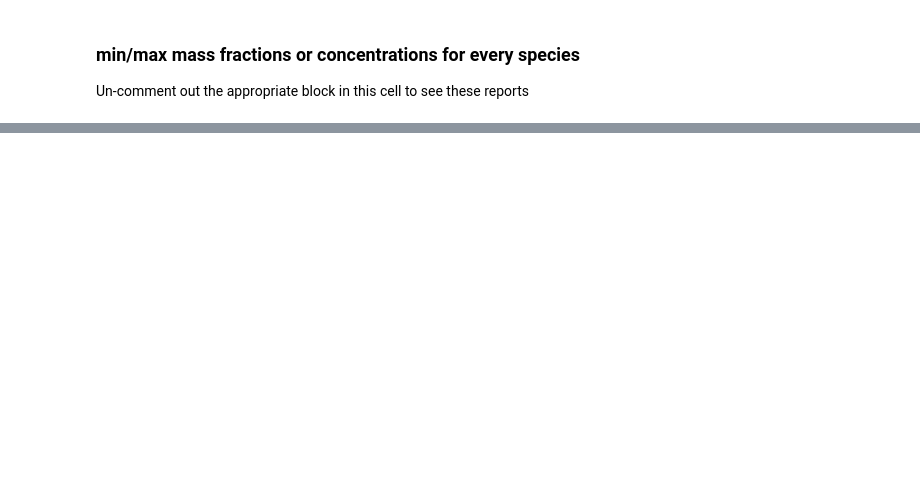
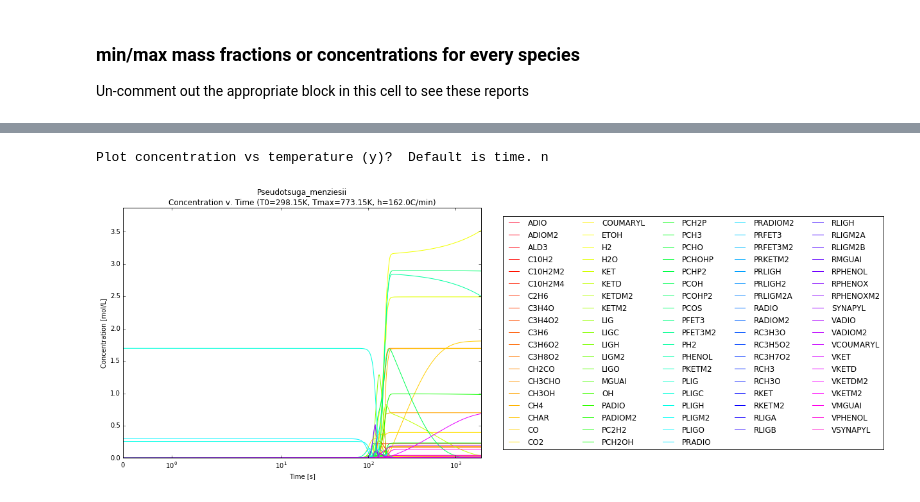
Before and after one commit to houghb/ligpy, a Jupyter notebook: explore_ligpy_results.ipynb, the cells around one changed output, grey strips where cells are left out. Cells and saved outputs as stored; diff of their text form; code cells hidden in the pictures; blank space fills up the shorter version.

```diff
--- a/explore_ligpy_results.ipynb
+++ b/explore_ligpy_results.ipynb
@@ -138,0 +192,42 @@ Temperature = T - 273.15
+# %%
+# Concentration vs Time or Temp for all species
+tvT = raw_input('Plot concentration vs temperature (y)?  Default is time. ')
+
+if tvT == 'y':
+    # This plot shows the concentration vs. temperature for all species
+    plt.figure(figsize=(10, 7), dpi=200)
+    num_colors = len(specieslist)
+    color_map = plt.get_cmap('gist_rainbow')
+    plt.gca().set_color_cycle([color_map(1. * i / num_colors)
+                               for i in range(num_colors)])
+    for i, species in enumerate(specieslist):
+        color = color_map(1. * i / num_colors)
+        plt.plot(T[:t_index], y[:t_index, speciesindices[species]],
+                 label=species)
+    plt.axis([T[0], T[t_index], np.nanmin(y), 1.1 * np.nanmax(y)])
+    plt.xlabel('Temperature [K]')
+    plt.ylabel('Concentration [mol/L]')
+    plt.title('%s\nConcentration v. Temperature (T0=%sK, Tmax=%sK, h=%sC/min)'
+              % (plant, initial_T, max_T, heating_rate))
+    legend = plt.legend(ncol=5, loc='center left', bbox_to_anchor=(1.05, 0.5))
+else:
+    # This plot shows the concentration vs. time for all species
+    plt.figure(figsize=(10, 7), dpi=200)
+    num_colors = len(specieslist)
+    color_map = plt.get_cmap('gist_rainbow')
+    plt.gca().set_color_cycle([color_map(1. * i / num_colors)
+                               for i in range(num_colors)])
+    for i, species in enumerate(specieslist):
+        color = color_map(1. * i / num_colors)
+        plt.plot(t[:], y[:, speciesindices[species]], label=species)
+
+    plt.axis([0, t[t_index], np.nanmin(y), 1.1 * np.nanmax(y)])
+    plt.xlabel('Time [s]')
+    plt.ylabel('Concentration [mol/L]')
+    plt.title('%s\nConcentration v. Time (T0=%sK, Tmax=%sK, h=%sC/min)'
+              % (plant, initial_T, max_T, heating_rate))
+    plt.legend(ncol=5, loc='center left', bbox_to_anchor=(1.05, 0.5))
+    plt.xscale('symlog')
+# %% [output]
+Plot concentration vs temperature (y)?  Default is time. n
+[figure, added]
```
Also changed, not shown: parts of 9 cells of this notebook, 1 other file.
